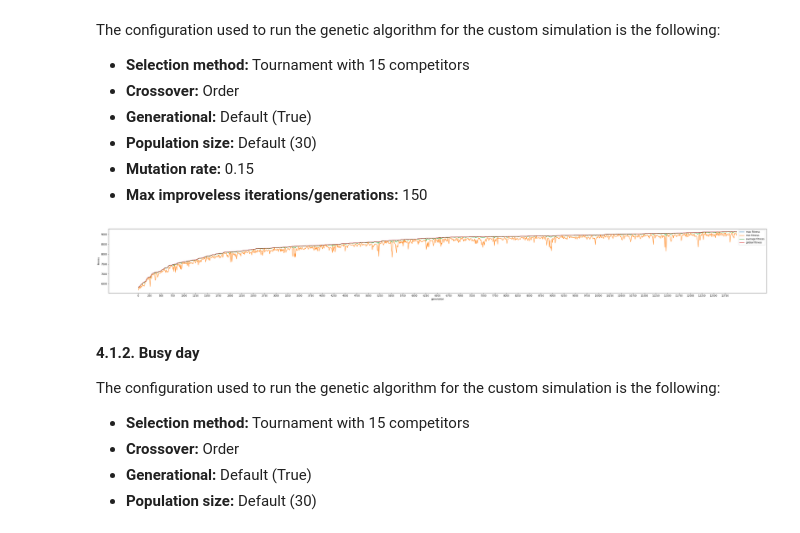
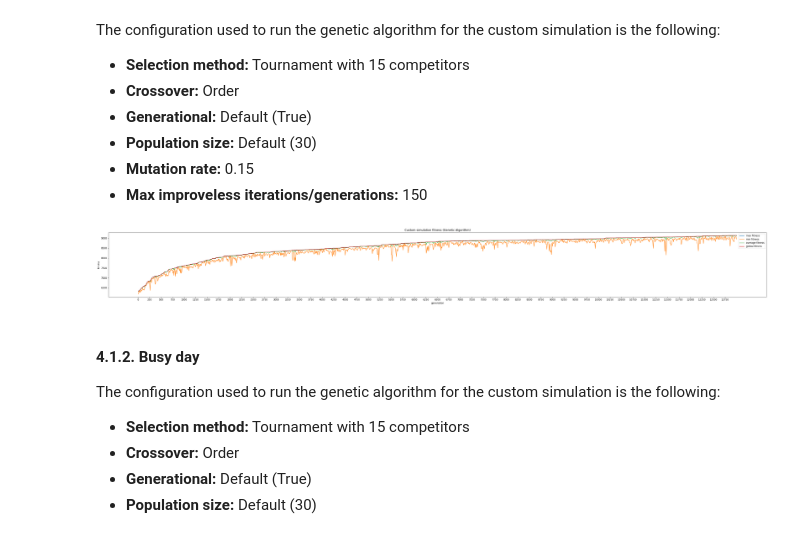
Before and after one commit to ctrlMarcio/feup-iart-proj1, a Jupyter notebook: delivery.ipynb, the cells around one changed output. Drawn from its saved outputs; the diff is of its cells as text; code cells hidden in the pictures.

```diff
--- a/delivery.ipynb
+++ b/delivery.ipynb
@@ -321,32 +258,32 @@ The configuration used to run the genetic algorithm for the custom simulation is
 # %%
 custom_simulation_dataframe = read_results_file('results_0.0828527.log')
 
 custom_simulation_generations = list(custom_simulation_dataframe.iloc[:,0])
 custom_simulation_max_fitness = list(custom_simulation_dataframe.iloc[:,1])
 custom_simulation_min_fitness = list(custom_simulation_dataframe.iloc[:,2])
 custom_simulation_average_fitness = list(custom_simulation_dataframe.iloc[:,3])
 custom_simulation_global_fitness = list(custom_simulation_dataframe.iloc[:,4])
 
 x = custom_simulation_generations
 y_list = [
     custom_simulation_max_fitness,
     custom_simulation_min_fitness,
     custom_simulation_average_fitness,
     custom_simulation_global_fitness
 ]
+
 x_label = 'generation'
 y_label = 'fitness'
 line_labels = [
     'max fitness',
     'min fitness',
     'average fitness',
     'global fitness'
 ]
 
-
-plot_results(x, y_list, x_label, y_label, line_labels)
+plot_results(x, y_list, x_label, y_label, line_labels, plot_name='Custom simulation fitness (Genetic Algorithm)')
 # %% [output]
-[figure, old version]
+[figure, new version]
 # %% [markdown]
 #### 4.1.2. Busy day
 
```
Also changed, not shown: parts of 16 cells of this notebook, 3 other files.
